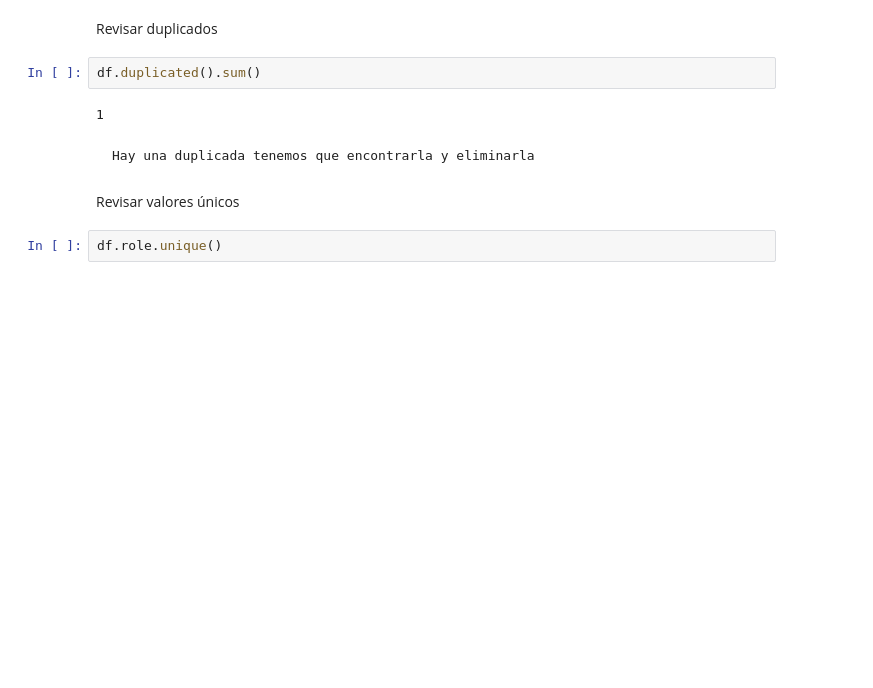
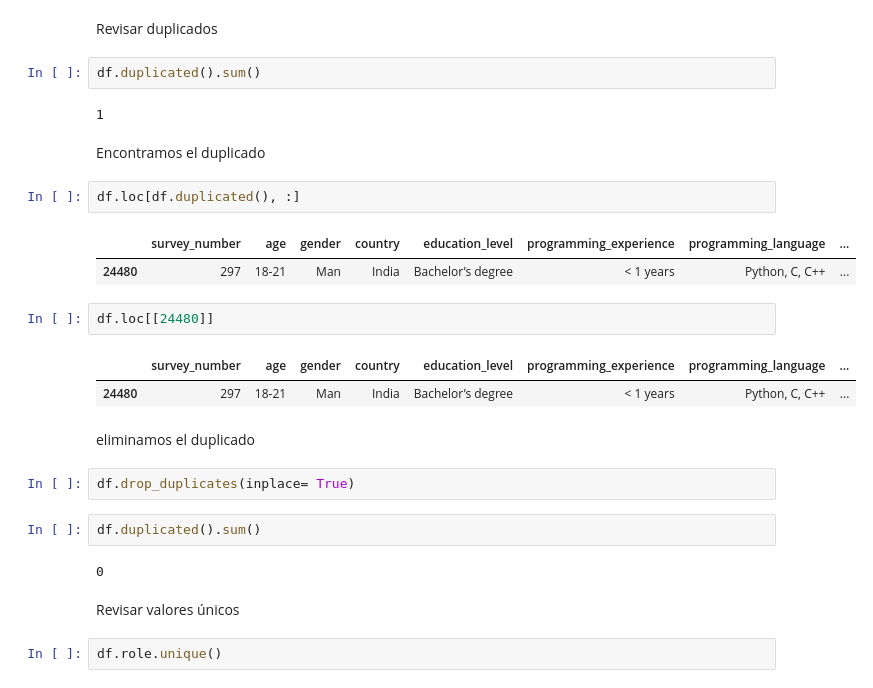
Before and after one commit to Adalab/project-da-promo-A-module-2-team-1-, a Jupyter notebook: Analisis exploratorio/EDA_ col_empresas.ipynb, the cells around one changed output. Saved outputs shown, nothing was run; the diff lists cells and outputs as text; blank space fills up the shorter version.

```diff
--- a/Analisis exploratorio/EDA_ col_empresas.ipynb
+++ b/Analisis exploratorio/EDA_ col_empresas.ipynb
@@ -112,8 +113,26 @@ Revisar duplicados
 df.duplicated().sum()
 # %% [output]
 1
-# %% [markdown]
-    Hay una duplicada tenemos que encontrarla y eliminarla
+# %% [markdown]
+Encontramos el duplicado
+# %%
+df.loc[df.duplicated(), :]
+# %% [output]
+|  | survey_number | age | gender | country | education_level | programming_experience | programming_language | ... |
+| 24480 | 297 | 18-21 | Man | India | Bachelor’s degree | < 1 years | Python, C, C++ | ... |
+# %%
+df.loc[[24480]]
+# %% [output]
+|  | survey_number | age | gender | country | education_level | programming_experience | programming_language | ... |
+| 24480 | 297 | 18-21 | Man | India | Bachelor’s degree | < 1 years | Python, C, C++ | ... |
+# %% [markdown]
+eliminamos el duplicado
+# %%
+df.drop_duplicates(inplace= True)
+# %%
+df.duplicated().sum()
+# %% [output]
+0
 # %% [markdown]
 Revisar valores únicos
 # %%
```
Also changed, not shown: parts of 5 cells of this notebook.
